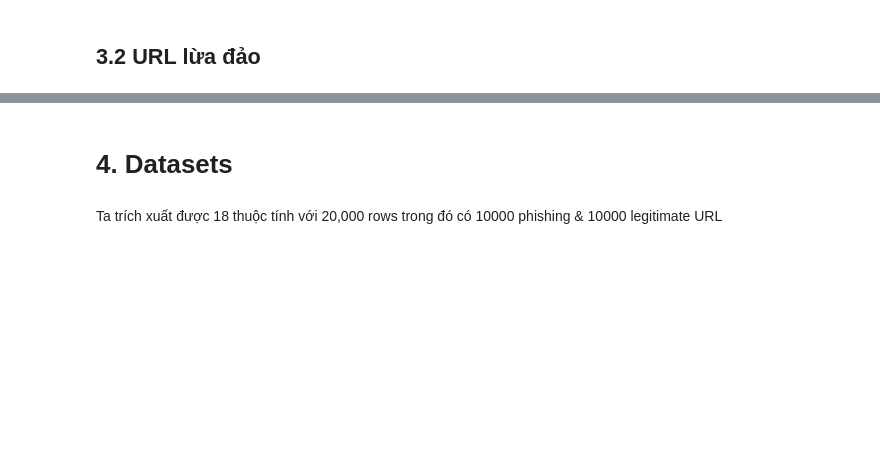
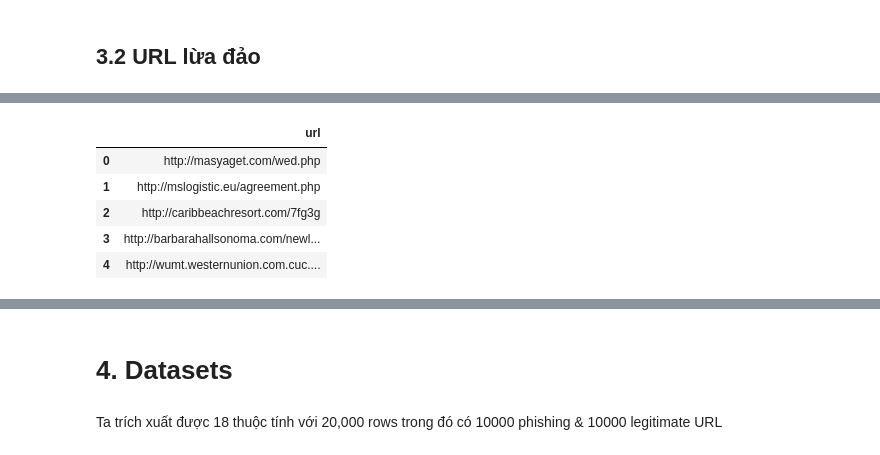
Before and after one commit to keandk/ML-lab, a Jupyter notebook: Lab4/Lab_4.ipynb, the cells around one changed output, grey strips where cells are left out. Saved outputs shown, nothing was run; the diff lists cells and outputs as text; code cells hidden in the pictures; blank space fills up the shorter version.

```diff
--- a/Lab4/Lab_4.ipynb
+++ b/Lab4/Lab_4.ipynb
@@ -911,0 +1002,11 @@ for i in range(0, 10000):
+# %%
+phishy_urls = temp.sample(n = 10000, random_state = 12).copy()
+phishy_urls = phishy_urls.reset_index(drop=True)
+phishy_urls.head()
+# %% [output]
+|  | url |
+| 0 | http://masyaget.com/wed.php |
+| 1 | http://mslogistic.eu/agreement.php |
+| 2 | http://caribbeachresort.com/7fg3g |
+| 3 | http://barbarahallsonoma.com/newl... |
+| 4 | http://wumt.westernunion.com.cuc.... |
```
Also changed, not shown: parts of 26 cells of this notebook, 5 other files.
